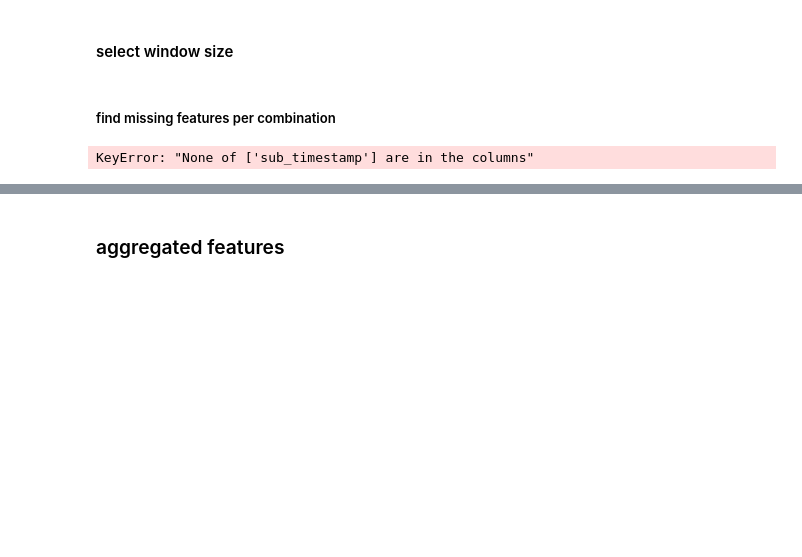
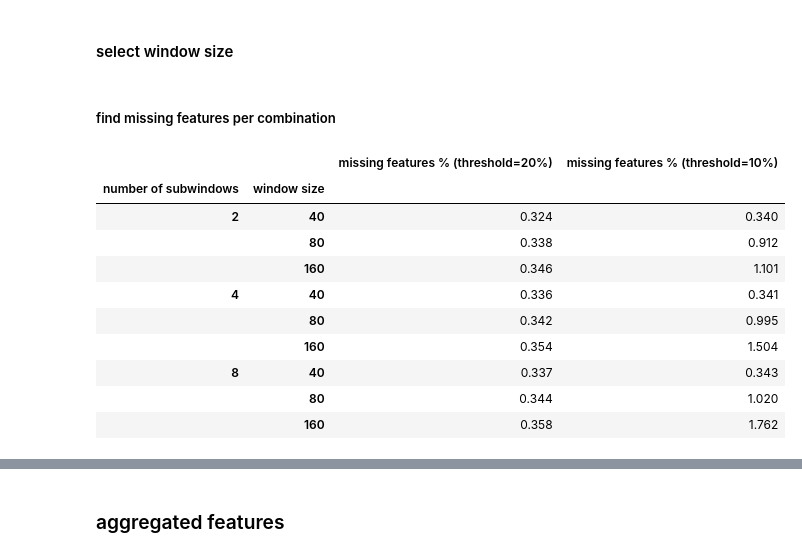
Before and after one commit to Jumabek/receptivity, a Jupyter notebook: analysis/CFF4Receptivity.ipynb, the cells around one changed output, grey strips where cells are left out. Cells and saved outputs as stored; diff of their text form; code cells hidden in the pictures; blank space fills up the shorter version.

```diff
--- a/analysis/CFF4Receptivity.ipynb
+++ b/analysis/CFF4Receptivity.ipynb
@@ -385,37 +373,46 @@ feature/arm/subfeature_160MIN_8.csv exists
 measurement = pd.DataFrame( columns=[
     'number of subwindows'
     ,'window size'
-    ,'ratio of missing features'
 ])
 
 for nsub, window_size_in_min in product(num_sub_windows,windows):
     sub_features = pd.read_csv(
         f'feature/arm/subfeature_{window_size_in_min}MIN_{nsub}.csv'
     ).set_index(['pid','timestamp','sub_timestamp'])
+    N,D = sub_features.shape
 
     sub_features = impute_support_features(sub_features)
-    ds = sub_features.isnull().sum(axis=0)
-    N,D = sub_features.shape
-    ds = ds.sort_values(ascending=True)/(N*D)
+    ds = sub_features.isnull().sum(axis=0)/N
 
     measurement = pd.concat(
         [
             measurement
             ,pd.DataFrame({
                 'number of subwindows':[nsub]
                 ,'window size':[window_size_in_min]
-                ,'ratio of missing features':[ds.sum()*100]
+                ,r'missing features % (threshold=20%)':[ds[ds>.02].sum()/D*100]
+                ,r'missing features % (threshold=10%)':[ds[ds>.01].sum()/D*100]
             })
         ]
         , ignore_index=True
     )
 
 pd.set_option("display.precision", 2)
 
 measurement = measurement.set_index([
     'number of subwindows','window size'
 ]).sort_index()
 measurement.to_csv(f'setting/missing_feature_for_each_combinations.csv')
 measurement
 # %% [output]
-KeyError: "None of ['sub_timestamp'] are in the columns"
+|  |  | missing features % (threshold=20%) | missing features % (threshold=10%) |
+| number of subwindows | window size |  |  |
+| 2 | 40 | 0.324 | 0.340 |
+|  | 80 | 0.338 | 0.912 |
+|  | 160 | 0.346 | 1.101 |
+| 4 | 40 | 0.336 | 0.341 |
+|  | 80 | 0.342 | 0.995 |
+|  | 160 | 0.354 | 1.504 |
+| 8 | 40 | 0.337 | 0.343 |
+|  | 80 | 0.344 | 1.020 |
+|  | 160 | 0.358 | 1.762 |
```
Also changed, not shown: parts of 21 cells of this notebook, 5 other files.
